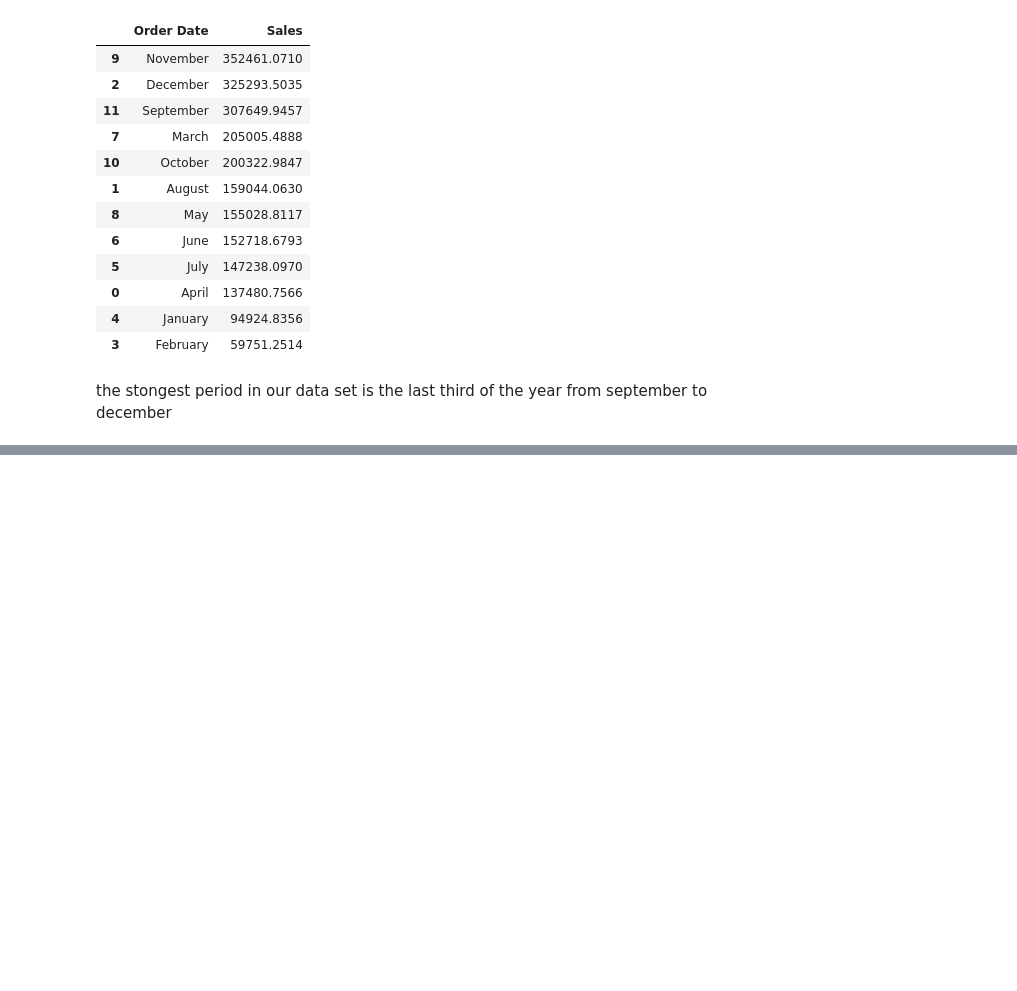
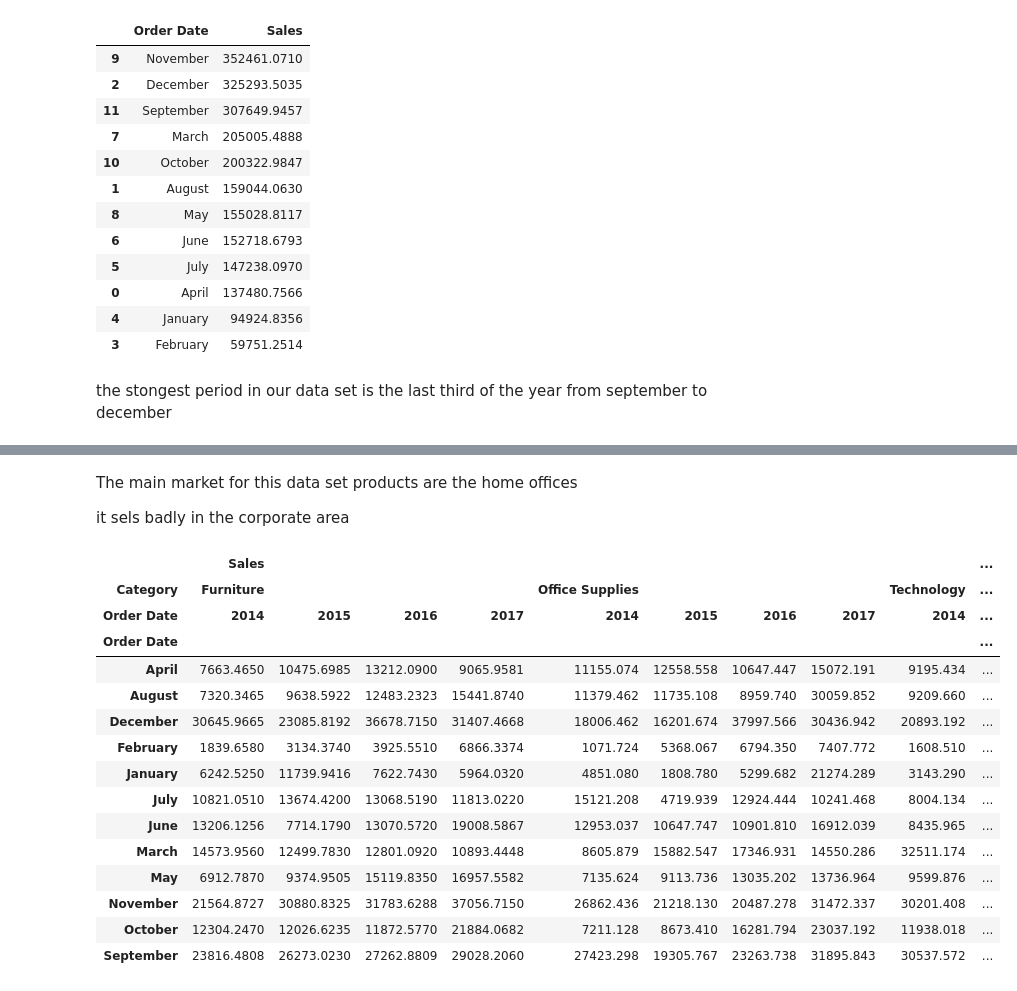
Before and after one commit to rabe156/Superstore-Dataset-analysis, a Jupyter notebook: notebooks/superstore_analysis.ipynb, the cells around one changed output, grey strips where cells are left out. Drawn from its saved outputs; the diff is of its cells as text; code cells hidden in the pictures; blank space fills up the shorter version.

Commit message:
discount and profit data analysis added some pivot tables

```diff
--- a/notebooks/superstore_analysis.ipynb
+++ b/notebooks/superstore_analysis.ipynb
@@ -603,0 +739,26 @@ the stongest period in our data set is the last third of the year from september
+# %% [markdown]
+The main market for this data set products are the home offices
+
+it sels badly in the corporate area
+# %%
+monthly=SuperStore['Order Date'].dt.month_name()
+yearly=SuperStore['Order Date'].dt.year
+SalesMonthly=SuperStore.pivot_table(aggfunc={"Sales" :sum} , index=monthly , columns=["Category" , yearly])
+SalesMonthly
+# %% [output]
+|  | Sales |  |  |  |  |  |  |  |  | ... |
+| Category | Furniture |  |  |  | Office Supplies |  |  |  | Technology | ... |
+| Order Date | 2014 | 2015 | 2016 | 2017 | 2014 | 2015 | 2016 | 2017 | 2014 | ... |
+| Order Date |  |  |  |  |  |  |  |  |  | ... |
+| April | 7663.4650 | 10475.6985 | 13212.0900 | 9065.9581 | 11155.074 | 12558.558 | 10647.447 | 15072.191 | 9195.434 | ... |
+| August | 7320.3465 | 9638.5922 | 12483.2323 | 15441.8740 | 11379.462 | 11735.108 | 8959.740 | 30059.852 | 9209.660 | ... |
+| December | 30645.9665 | 23085.8192 | 36678.7150 | 31407.4668 | 18006.462 | 16201.674 | 37997.566 | 30436.942 | 20893.192 | ... |
+| February | 1839.6580 | 3134.3740 | 3925.5510 | 6866.3374 | 1071.724 | 5368.067 | 6794.350 | 7407.772 | 1608.510 | ... |
+| January | 6242.5250 | 11739.9416 | 7622.7430 | 5964.0320 | 4851.080 | 1808.780 | 5299.682 | 21274.289 | 3143.290 | ... |
+| July | 10821.0510 | 13674.4200 | 13068.5190 | 11813.0220 | 15121.208 | 4719.939 | 12924.444 | 10241.468 | 8004.134 | ... |
+| June | 13206.1256 | 7714.1790 | 13070.5720 | 19008.5867 | 12953.037 | 10647.747 | 10901.810 | 16912.039 | 8435.965 | ... |
+| March | 14573.9560 | 12499.7830 | 12801.0920 | 10893.4448 | 8605.879 | 15882.547 | 17346.931 | 14550.286 | 32511.174 | ... |
+| May | 6912.7870 | 9374.9505 | 15119.8350 | 16957.5582 | 7135.624 | 9113.736 | 13035.202 | 13736.964 | 9599.876 | ... |
+| November | 21564.8727 | 30880.8325 | 31783.6288 | 37056.7150 | 26862.436 | 21218.130 | 20487.278 | 31472.337 | 30201.408 | ... |
+| October | 12304.2470 | 12026.6235 | 11872.5770 | 21884.0682 | 7211.128 | 8673.410 | 16281.794 | 23037.192 | 11938.018 | ... |
+| September | 23816.4808 | 26273.0230 | 27262.8809 | 29028.2060 | 27423.298 | 19305.767 | 23263.738 | 31895.843 | 30537.572 | ... |
```
Also changed, not shown: parts of 19 cells of this notebook.
